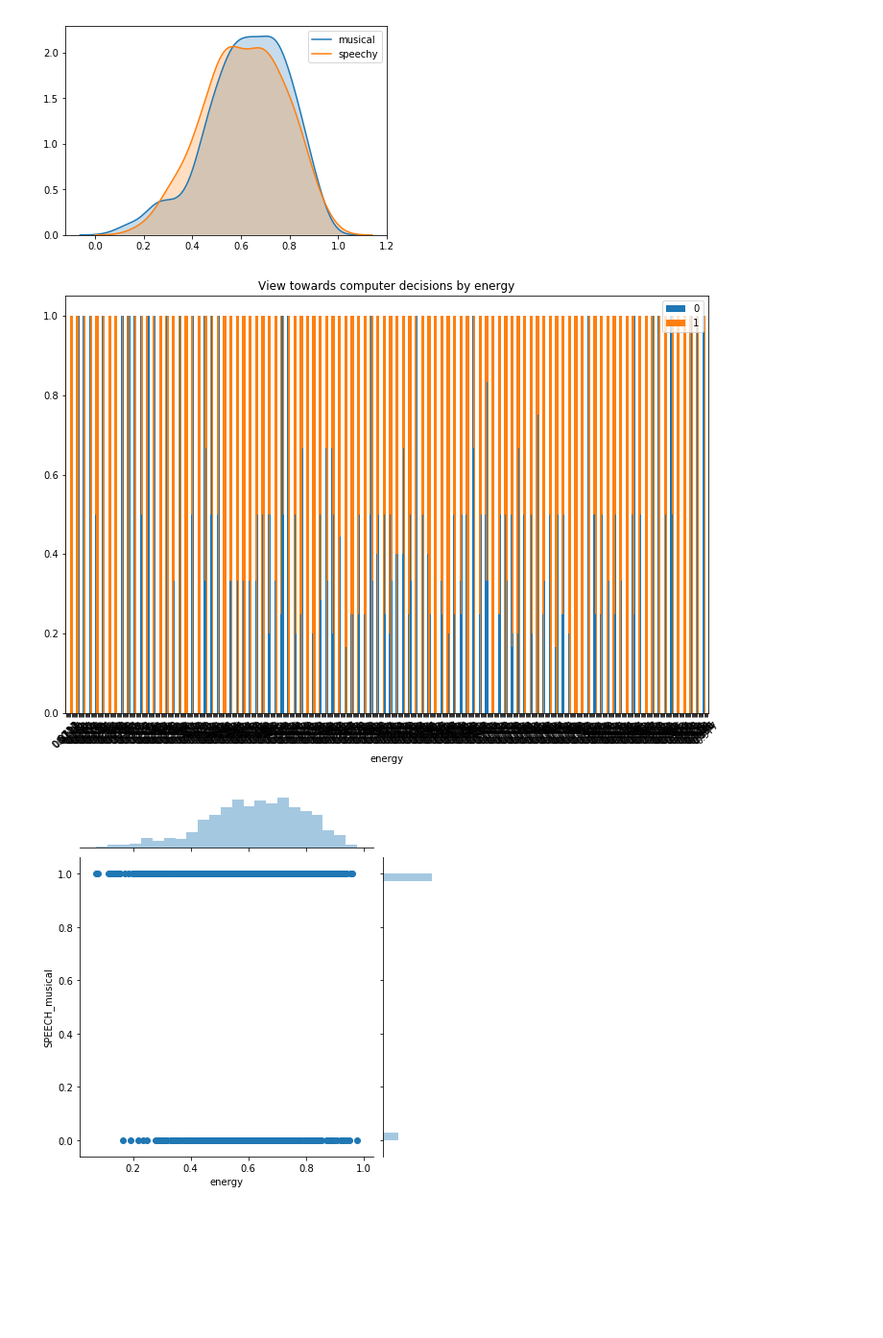
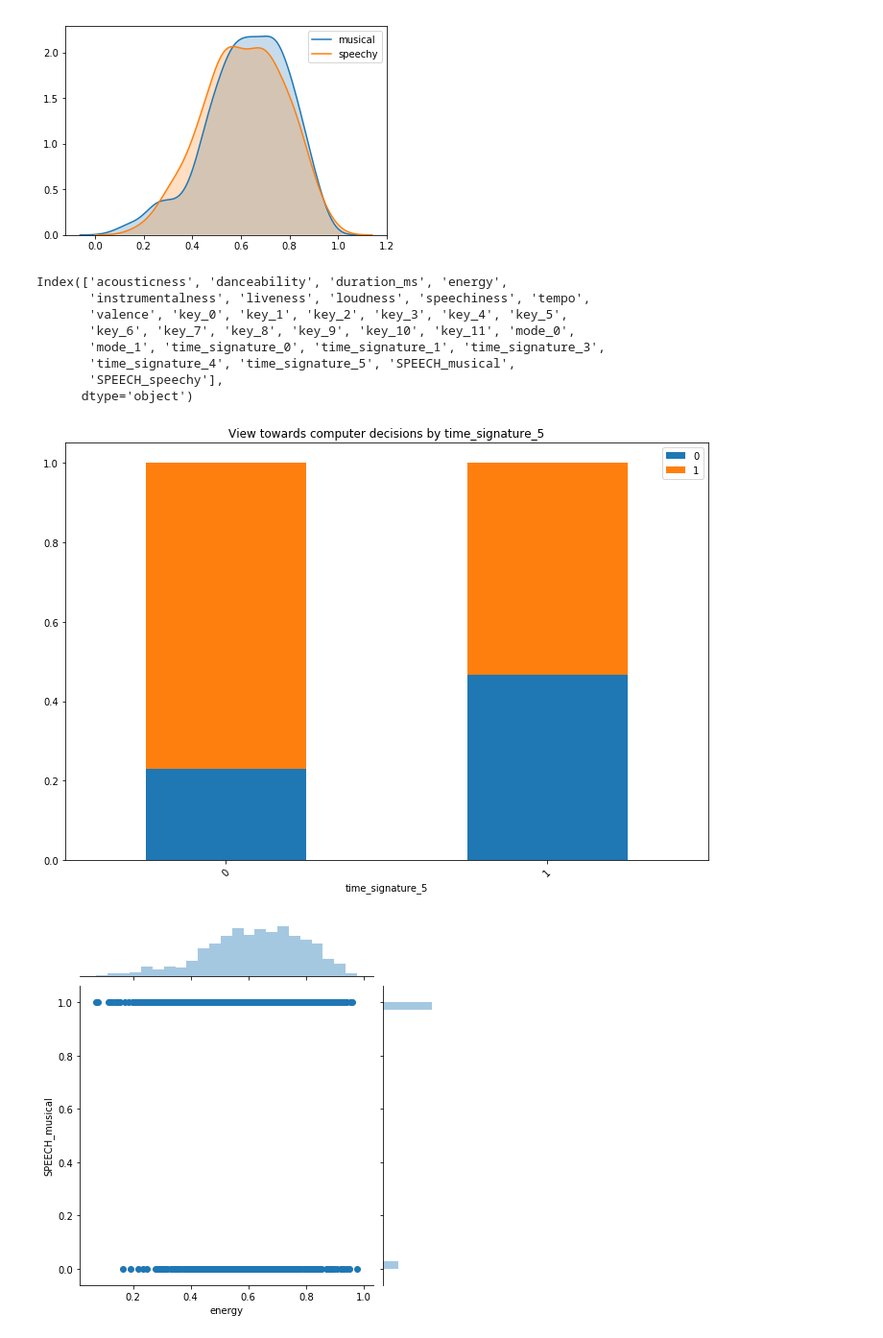
Before and after one commit to nabilabbas250/Spotify-Speechiness, a Jupyter notebook: Speechiness.ipynb, the cells around one changed output. Shown at 96% size. Saved outputs shown, nothing was run; the diff lists cells and outputs as text; code cells hidden in the pictures; blank space fills up the shorter version.

```diff
--- a/Speechiness.ipynb
+++ b/Speechiness.ipynb
@@ -376,15 +374,26 @@ plt.
+# %%
+df2.columns
+# %% [output]
+Index(['acousticness', 'danceability', 'duration_ms', 'energy',
+       'instrumentalness', 'liveness', 'loudness', 'speechiness', 'tempo',
+       'valence', 'key_0', 'key_1', 'key_2', 'key_3', 'key_4', 'key_5',
+       'key_6', 'key_7', 'key_8', 'key_9', 'key_10', 'key_11', 'mode_0',
+       'mode_1', 'time_signature_0', 'time_signature_1', 'time_signature_3',
+       'time_signature_4', 'time_signature_5', 'SPEECH_musical',
+       'SPEECH_speechy'],
+      dtype='object')
 # %%
 def stacked_bar(var_1, var_2):
     x = df2.groupby(var_1)[var_2].value_counts(normalize=True).unstack()
     x.plot(kind='bar', stacked='True', figsize=(12,8))
     plt.legend(loc=1)
     plt.title("View towards computer decisions by "+ var_1)
     plt.xticks(rotation=45)
     plt.show();
 
-stacked_bar('energy', 'SPEECH_musical')
+stacked_bar('time_signature_5', 'SPEECH_musical')
 # %% [output]
-[figure, old version]
+[figure, new version]
 # %%
 sns.jointplot(x='energy', y='SPEECH_musical', data=df2);
 # %% [output]
```
Also changed, not shown: parts of 1 cell of this notebook, 2 other files.
